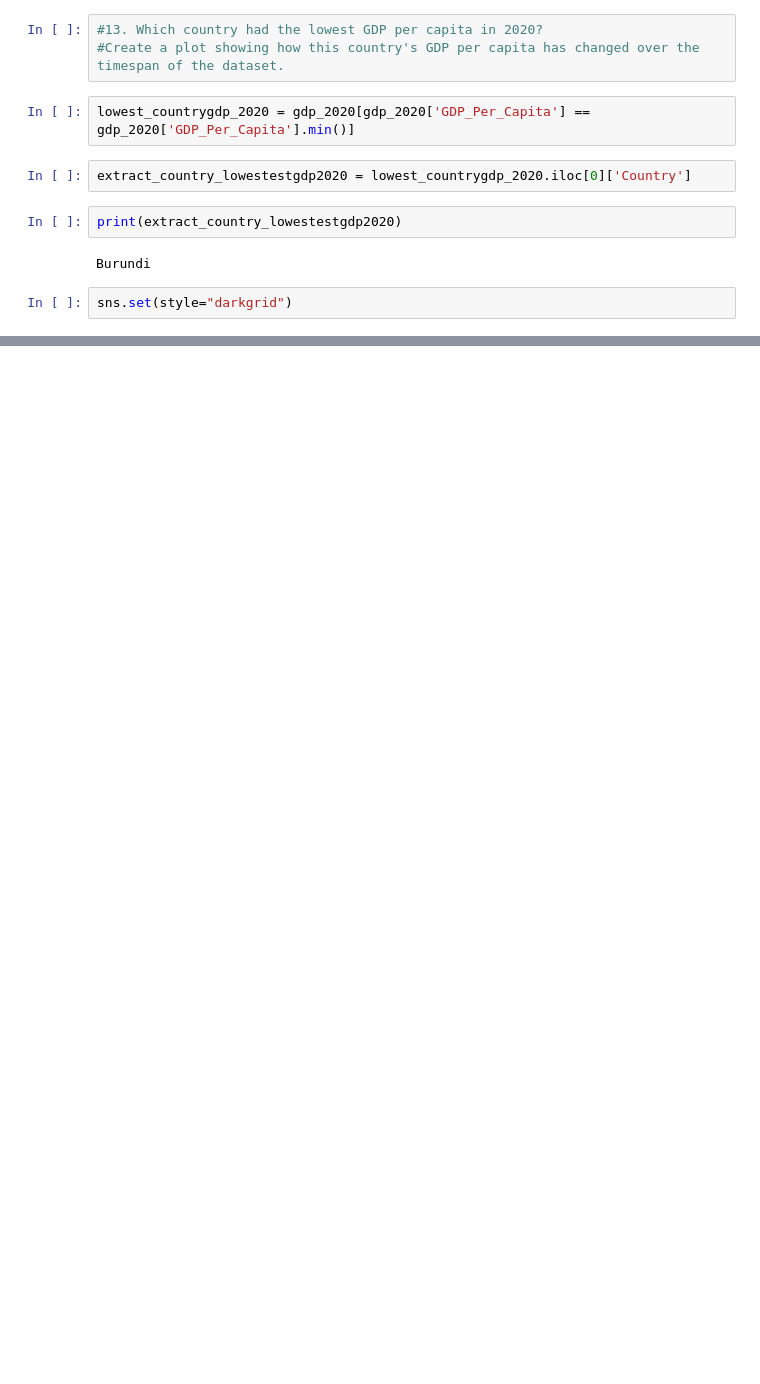
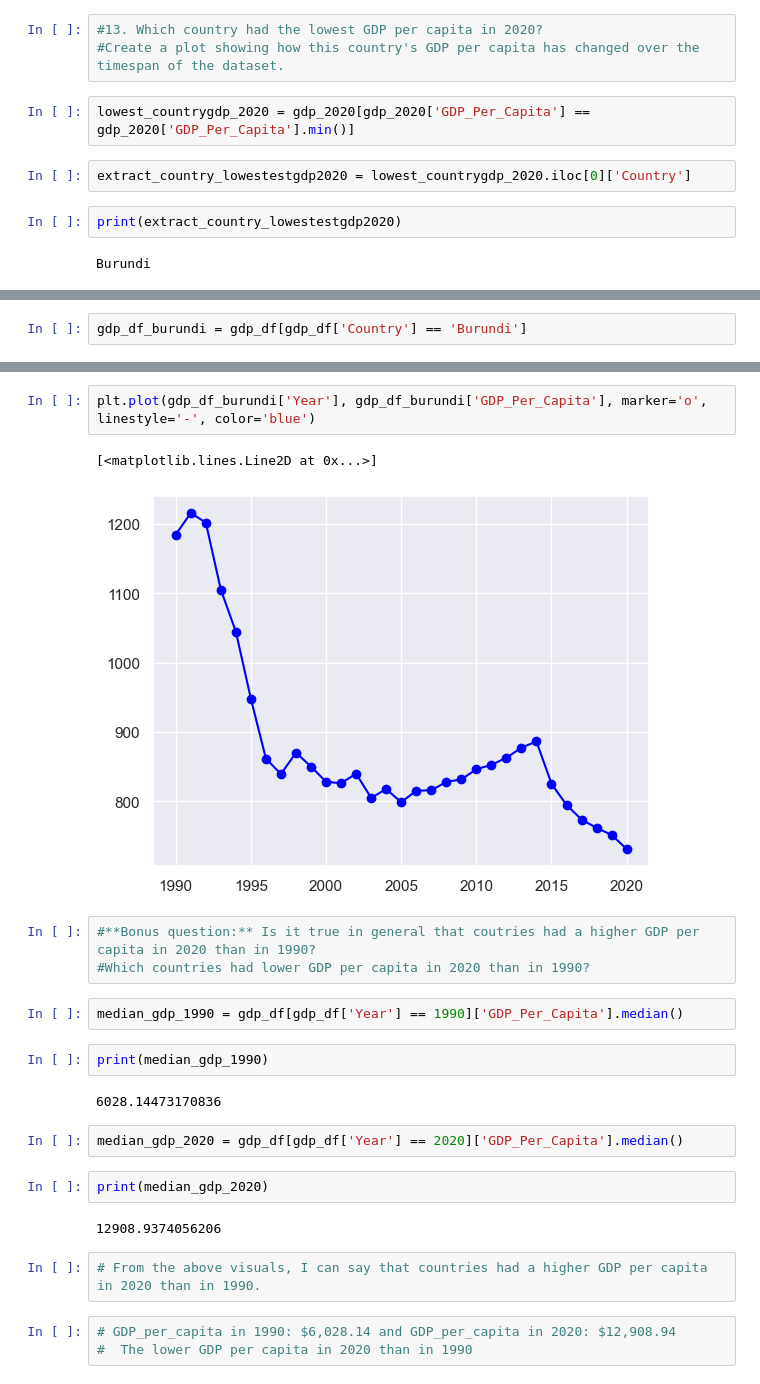
Before and after one commit to NSS-Full-Time-Data-Analytics-11/un-project-Sree0127, a Jupyter notebook: notebooks/gdp_percapita_and_internet_use.ipynb, the cells around one changed output, grey strips where cells are left out. Saved outputs shown, nothing was run; the diff lists cells and outputs as text; blank space fills up the shorter version.

```diff
--- a/notebooks/gdp_percapita.ipynb
+++ b/notebooks/gdp_percapita_and_internet_use.ipynb
@@ -534,5 +541,3 @@ extract_country_lowestestgdp2020 = lowest_countrygdp_2020.iloc[0]['Country']
 print(extract_country_lowestestgdp2020)
 # %% [output]
 Burundi
-# %%
-sns.set(style="darkgrid")
@@ -546,0 +544,2 @@ plt.show()
+# %%
+gdp_df_burundi = gdp_df[gdp_df['Country'] == 'Burundi']
@@ -546,0 +566,25 @@ plt.show()
+# %%
+plt.plot(gdp_df_burundi['Year'], gdp_df_burundi['GDP_Per_Capita'], marker='o', linestyle='-', color='blue')
+# %% [output]
+[<matplotlib.lines.Line2D at 0x...>]
+[figure, added]
+# %%
+#**Bonus question:** Is it true in general that coutries had a higher GDP per capita in 2020 than in 1990?
+#Which countries had lower GDP per capita in 2020 than in 1990?
+# %%
+median_gdp_1990 = gdp_df[gdp_df['Year'] == 1990]['GDP_Per_Capita'].median()
+# %%
+print(median_gdp_1990)
+# %% [output]
+6028.14473170836
+# %%
+median_gdp_2020 = gdp_df[gdp_df['Year'] == 2020]['GDP_Per_Capita'].median()
+# %%
+print(median_gdp_2020)
+# %% [output]
+12908.9374056206
+# %%
+# From the above visuals, I can say that countries had a higher GDP per capita in 2020 than in 1990.
+# %%
+# GDP_per_capita in 1990: $6,028.14 and GDP_per_capita in 2020: $12,908.94
+#  The lower GDP per capita in 2020 than in 1990
```
Also changed, not shown: parts of 10 cells of this notebook.
